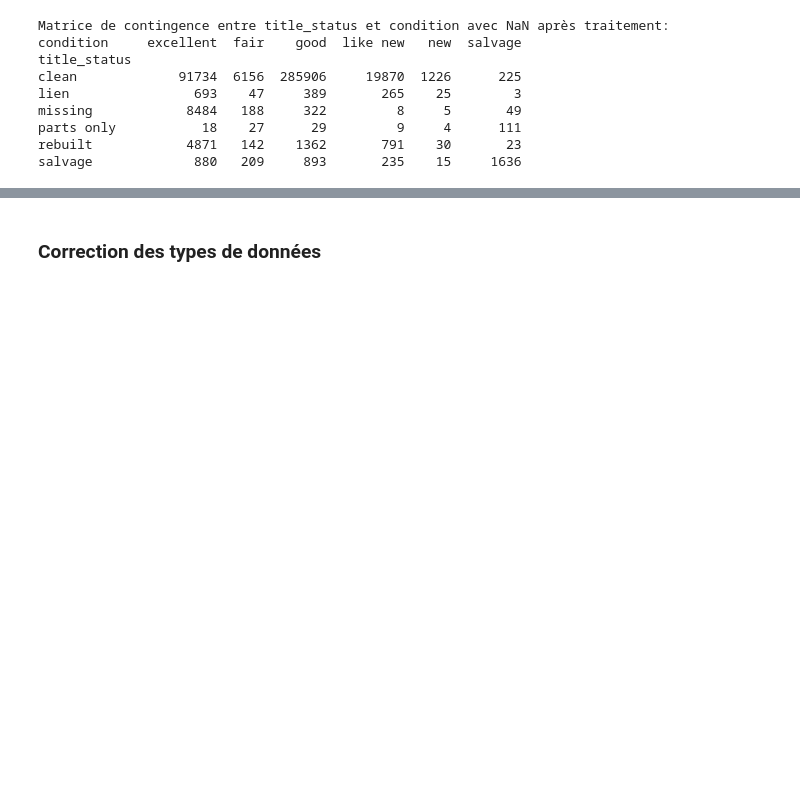
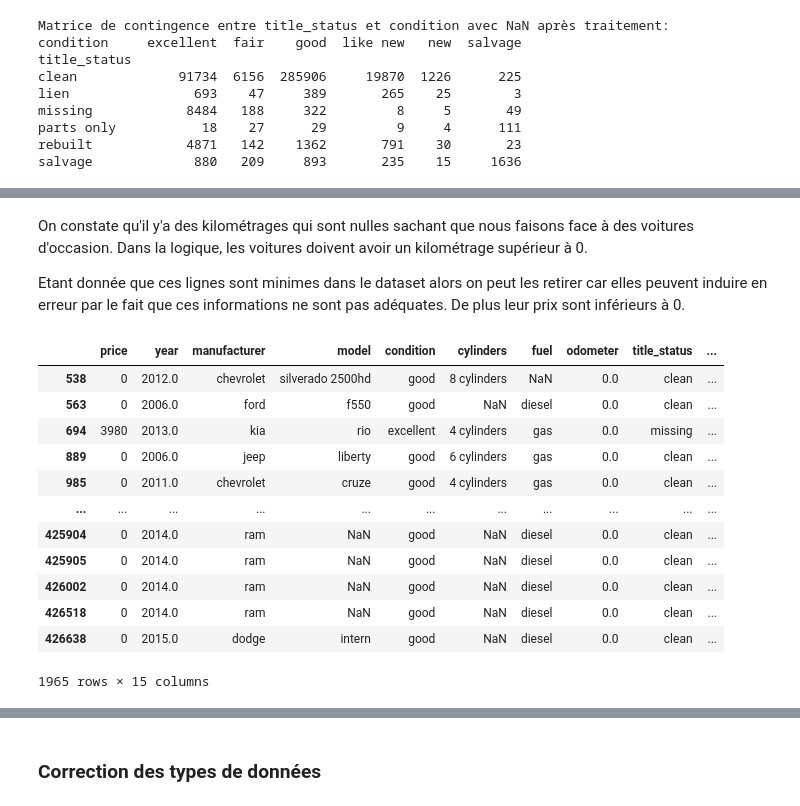
Before and after one commit to waigenius/dataviz_sda, a Jupyter notebook: data_analysing.ipynb, the cells around one changed output, grey strips where cells are left out. Drawn from its saved outputs; the diff is of its cells as text; code cells hidden in the pictures; blank space fills up the shorter version.

```diff
--- a/data_analysing.ipynb
+++ b/data_analysing.ipynb
@@ -338,0 +379,21 @@ salvage             880   209     893       235    15     1636
+# %% [markdown]
+On constate qu'il y'a des kilométrages qui sont nulles sachant que nous faisons face à des voitures d'occasion. Dans la logique, les voitures doivent avoir un kilométrage supérieur à 0.
+
+Etant donnée que ces lignes sont minimes dans le dataset alors on peut les retirer car elles peuvent induire en erreur par le fait que ces informations ne sont pas adéquates. De plus leur prix sont inférieurs à 0.
+# %%
+requete = df['odometer'] == 0
+df[requete]
+# %% [output]
+|  | price | year | manufacturer | model | condition | cylinders | fuel | odometer | title_status | ... |
+| 538 | 0 | 2012.0 | chevrolet | silverado 2500hd | good | 8 cylinders | NaN | 0.0 | clean | ... |
+| 563 | 0 | 2006.0 | ford | f550 | good | NaN | diesel | 0.0 | clean | ... |
+| 694 | 3980 | 2013.0 | kia | rio | excellent | 4 cylinders | gas | 0.0 | missing | ... |
+| 889 | 0 | 2006.0 | jeep | liberty | good | 6 cylinders | gas | 0.0 | clean | ... |
+| 985 | 0 | 2011.0 | chevrolet | cruze | good | 4 cylinders | gas | 0.0 | clean | ... |
+| ... | ... | ... | ... | ... | ... | ... | ... | ... | ... | ... |
+| 425904 | 0 | 2014.0 | ram | NaN | good | NaN | diesel | 0.0 | clean | ... |
+| 425905 | 0 | 2014.0 | ram | NaN | good | NaN | diesel | 0.0 | clean | ... |
+| 426002 | 0 | 2014.0 | ram | NaN | good | NaN | diesel | 0.0 | clean | ... |
+| 426518 | 0 | 2014.0 | ram | NaN | good | NaN | diesel | 0.0 | clean | ... |
+| 426638 | 0 | 2015.0 | dodge | intern | good | NaN | diesel | 0.0 | clean | ... |
+1965 rows × 15 columns
```
Also changed, not shown: parts of 7 cells of this notebook, 2 other files.
